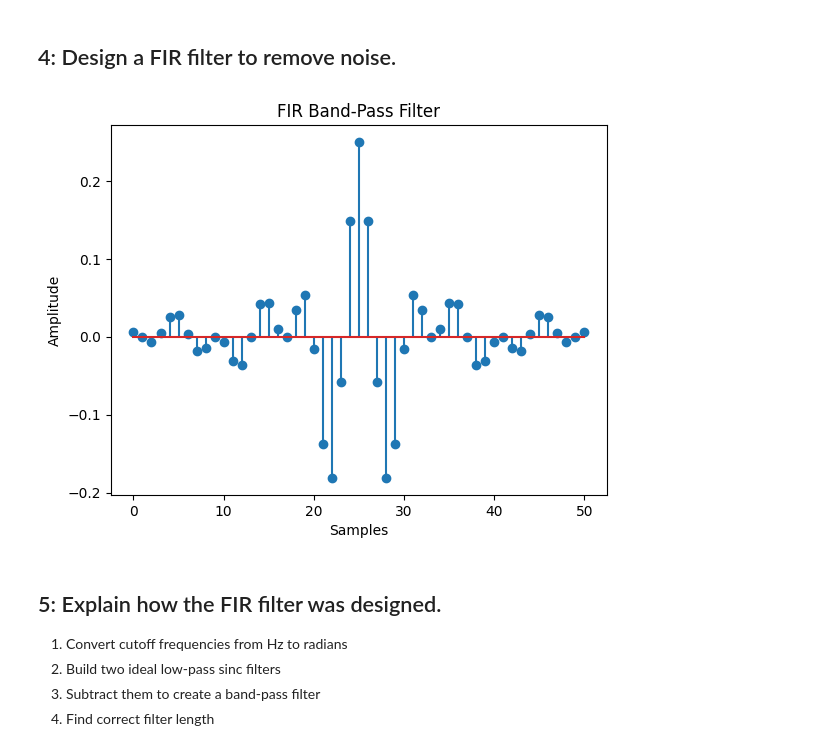
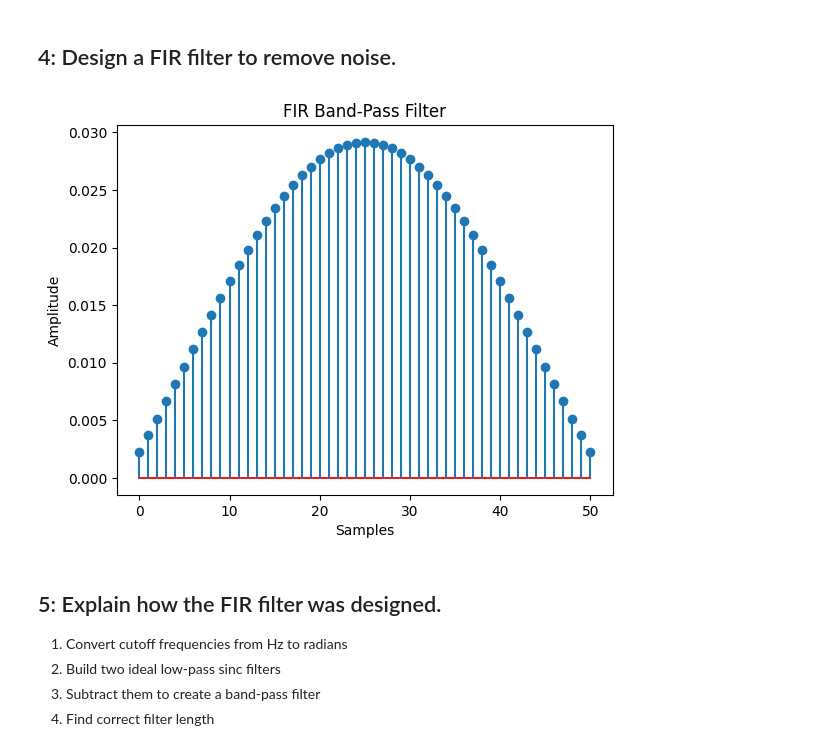
Before and after one commit to AmyHulspas/DataCommunications, a Jupyter notebook: finalDSPAnalysis.IPYNB, the cells around one changed output. Saved outputs shown, nothing was run; the diff lists cells and outputs as text; code cells hidden in the pictures.

```diff
--- a/finalDSPAnalysis.IPYNB
+++ b/finalDSPAnalysis.IPYNB
@@ -82,36 +82,36 @@ plt.show()
 # %% [markdown]
 ## 4: Design a FIR filter to remove noise.
 # %%
-minFrequency = 50
-maxFrequency = 350
+minFrequency = 80
+maxFrequency = 1000
 
 def convertHertzToRadiansPerSample(frequencyHertz, samplingRateHertz):
     return 2 * np.pi * frequencyHertz / samplingRateHertz
 
 def createLowPassKernel(cutoffRadiansPerSample, filterHalfLength):
     sampleIndexValues = np.arange(-filterHalfLength, filterHalfLength + 1)
     return cutoffRadiansPerSample / np.pi * np.sinc(cutoffRadiansPerSample / np.pi * sampleIndexValues)
 
 def createBandPassKernel(lowCutoffHertz, highCutoffHertz, samplingRateHertz, filterHalfLength):
     lowCutoffRadians = convertHertzToRadiansPerSample(lowCutoffHertz, samplingRateHertz)
     highCutoffRadians = convertHertzToRadiansPerSample(highCutoffHertz, samplingRateHertz)
 
     lowPassHighKernel = createLowPassKernel(highCutoffRadians, filterHalfLength)
     lowPassLowKernel = createLowPassKernel(lowCutoffRadians, filterHalfLength)
 
     return lowPassHighKernel - lowPassLowKernel
 
 filterHalfLength = 25
 
 bandPassKernel = createBandPassKernel(minFrequency, maxFrequency, samplingRate, filterHalfLength)
 
 plt.stem(bandPassKernel)
 plt.title("FIR Band-Pass Filter")
 plt.xlabel("Samples")
 plt.ylabel("Amplitude")
 plt.show()
 # %% [output]
-[figure, old version]
+[figure, new version]
 # %% [markdown]
 ## 5: Explain how the FIR filter was designed.
 
```
Also changed, not shown: parts of 6 cells of this notebook.
